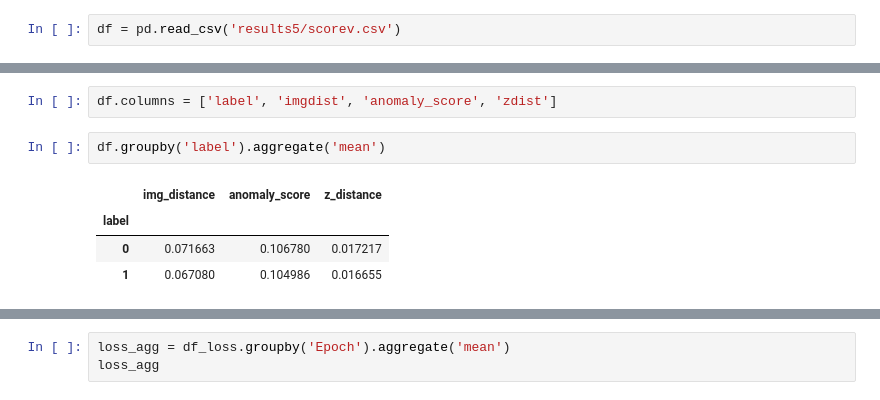
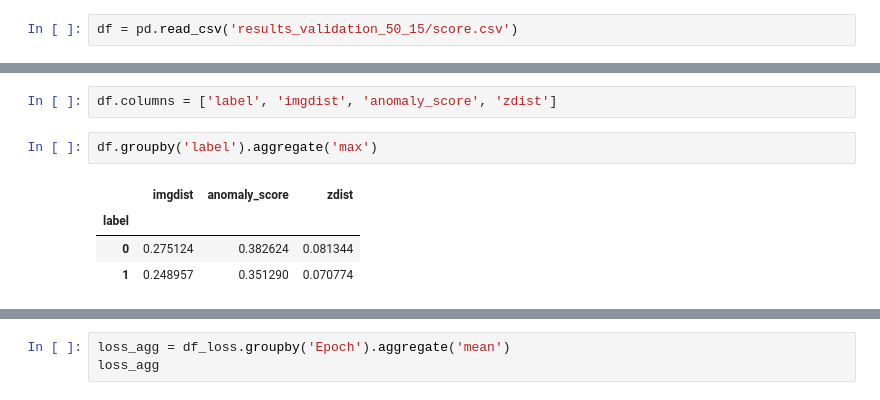
Before and after one commit to tymsoncyferki/Anomaly-Detection, a Jupyter notebook: AnoGAN/your_own_dataset/check_results.ipynb, the cells around one changed output, grey strips where cells are left out. Cells and saved outputs as stored; diff of their text form.

```diff
--- a/AnoGAN/your_own_dataset/check_results.ipynb
+++ b/AnoGAN/your_own_dataset/check_results.ipynb
@@ -3,2 +7,2 @@ import pandas as pd
 # %%
-df = pd.read_csv('results5/scorev.csv')
+df = pd.read_csv('results_validation_50_15/score.csv')
@@ -5,9 +25,9 @@ df = pd.read_csv('results5/scorev.csv')
 # %%
 df.columns = ['label', 'imgdist', 'anomaly_score', 'zdist']
 # %%
-df.groupby('label').aggregate('mean')
+df.groupby('label').aggregate('max')
 # %% [output]
-|  | img_distance | anomaly_score | z_distance |
+|  | imgdist | anomaly_score | zdist |
 | label |  |  |  |
-| 0 | 0.071663 | 0.106780 | 0.017217 |
-| 1 | 0.067080 | 0.104986 | 0.016655 |
+| 0 | 0.275124 | 0.382624 | 0.081344 |
+| 1 | 0.248957 | 0.351290 | 0.070774 |
```
Also changed, not shown: parts of 12 cells of this notebook, 13 other files.
